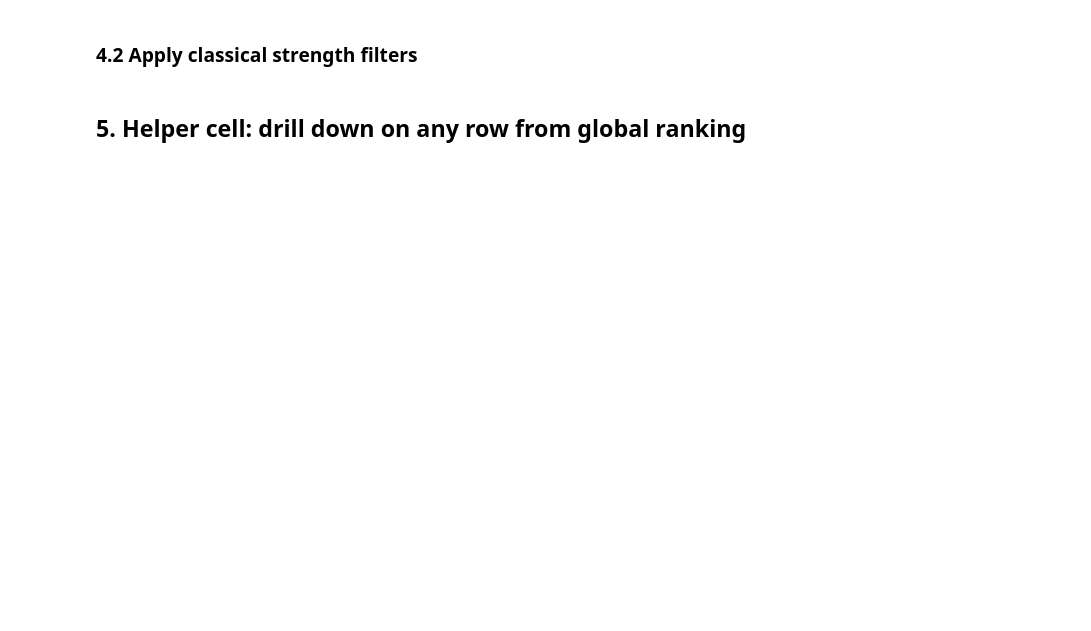
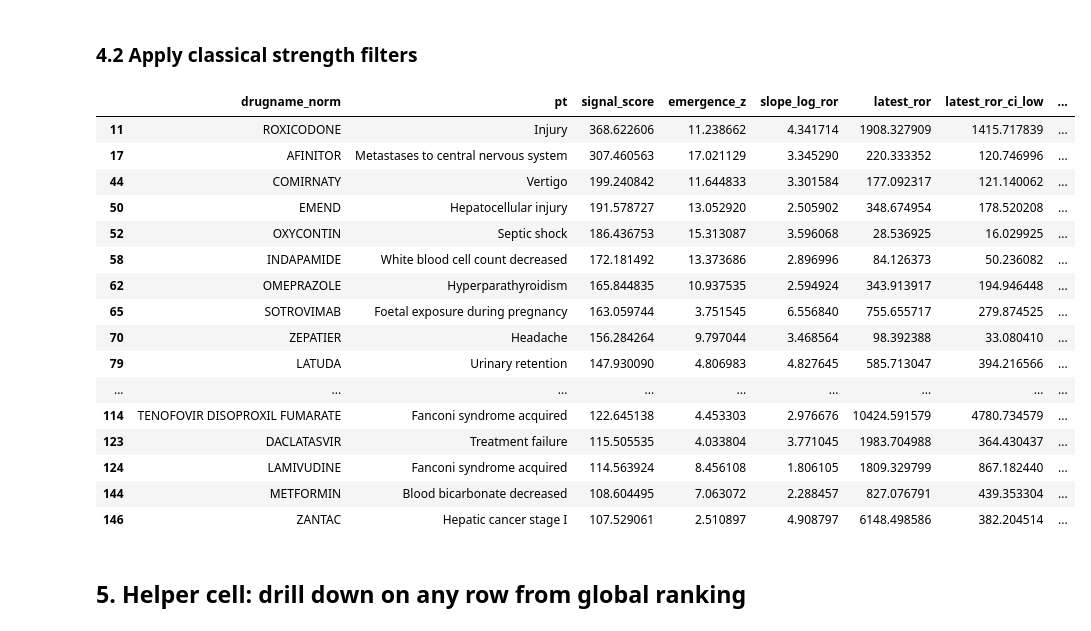
Before and after one commit to Crollo95/faers_radar, a Jupyter notebook: notebooks/04_temporal_novelty.ipynb, the cells around one changed output. Cells and saved outputs as stored; diff of their text form; code cells hidden in the pictures; blank space fills up the shorter version.

```diff
--- a/notebooks/04_temporal_novelty.ipynb
+++ b/notebooks/04_temporal_novelty.ipynb
@@ -205,13 +224,33 @@ global_emergence.head(20)
 # %% [markdown]
 ### 4.2 Apply classical strength filters
 # %%
+
 global_filtered = global_emergence[
     (global_emergence["latest_ror"] >= 2.0) &
     (global_emergence["latest_ror_ci_low"] > 1.0) &
-    (global_emergence["latest_n11"] >= 10)
+    (global_emergence["latest_n11"] >= 10) &
+    (global_emergence["n_points"] >= 5)
 ].copy()
 
 global_filtered.head(20)
+# %% [output]
+|  | drugname_norm | pt | signal_score | emergence_z | slope_log_ror | latest_ror | latest_ror_ci_low | ... |
+| 11 | ROXICODONE | Injury | 368.622606 | 11.238662 | 4.341714 | 1908.327909 | 1415.717839 | ... |
+| 17 | AFINITOR | Metastases to central nervous system | 307.460563 | 17.021129 | 3.345290 | 220.333352 | 120.746996 | ... |
+| 44 | COMIRNATY | Vertigo | 199.240842 | 11.644833 | 3.301584 | 177.092317 | 121.140062 | ... |
+| 50 | EMEND | Hepatocellular injury | 191.578727 | 13.052920 | 2.505902 | 348.674954 | 178.520208 | ... |
+| 52 | OXYCONTIN | Septic shock | 186.436753 | 15.313087 | 3.596068 | 28.536925 | 16.029925 | ... |
+| 58 | INDAPAMIDE | White blood cell count decreased | 172.181492 | 13.373686 | 2.896996 | 84.126373 | 50.236082 | ... |
+| 62 | OMEPRAZOLE | Hyperparathyroidism | 165.844835 | 10.937535 | 2.594924 | 343.913917 | 194.946448 | ... |
+| 65 | SOTROVIMAB | Foetal exposure during pregnancy | 163.059744 | 3.751545 | 6.556840 | 755.655717 | 279.874525 | ... |
+| 70 | ZEPATIER | Headache | 156.284264 | 9.797044 | 3.468564 | 98.392388 | 33.080410 | ... |
+| 79 | LATUDA | Urinary retention | 147.930090 | 4.806983 | 4.827645 | 585.713047 | 394.216566 | ... |
+| ... | ... | ... | ... | ... | ... | ... | ... | ... |
+| 114 | TENOFOVIR DISOPROXIL FUMARATE | Fanconi syndrome acquired | 122.645138 | 4.453303 | 2.976676 | 10424.591579 | 4780.734579 | ... |
+| 123 | DACLATASVIR | Treatment failure | 115.505535 | 4.033804 | 3.771045 | 1983.704988 | 364.430437 | ... |
+| 124 | LAMIVUDINE | Fanconi syndrome acquired | 114.563924 | 8.456108 | 1.806105 | 1809.329799 | 867.182440 | ... |
+| 144 | METFORMIN | Blood bicarbonate decreased | 108.604495 | 7.063072 | 2.288457 | 827.076791 | 439.353304 | ... |
+| 146 | ZANTAC | Hepatic cancer stage I | 107.529061 | 2.510897 | 4.908797 | 6148.498586 | 382.204514 | ... |
 # %% [markdown]
 ## 5. Helper cell: drill down on any row from global ranking
 # %%
```
Also changed, not shown: parts of 4 cells of this notebook, 4 other files.
